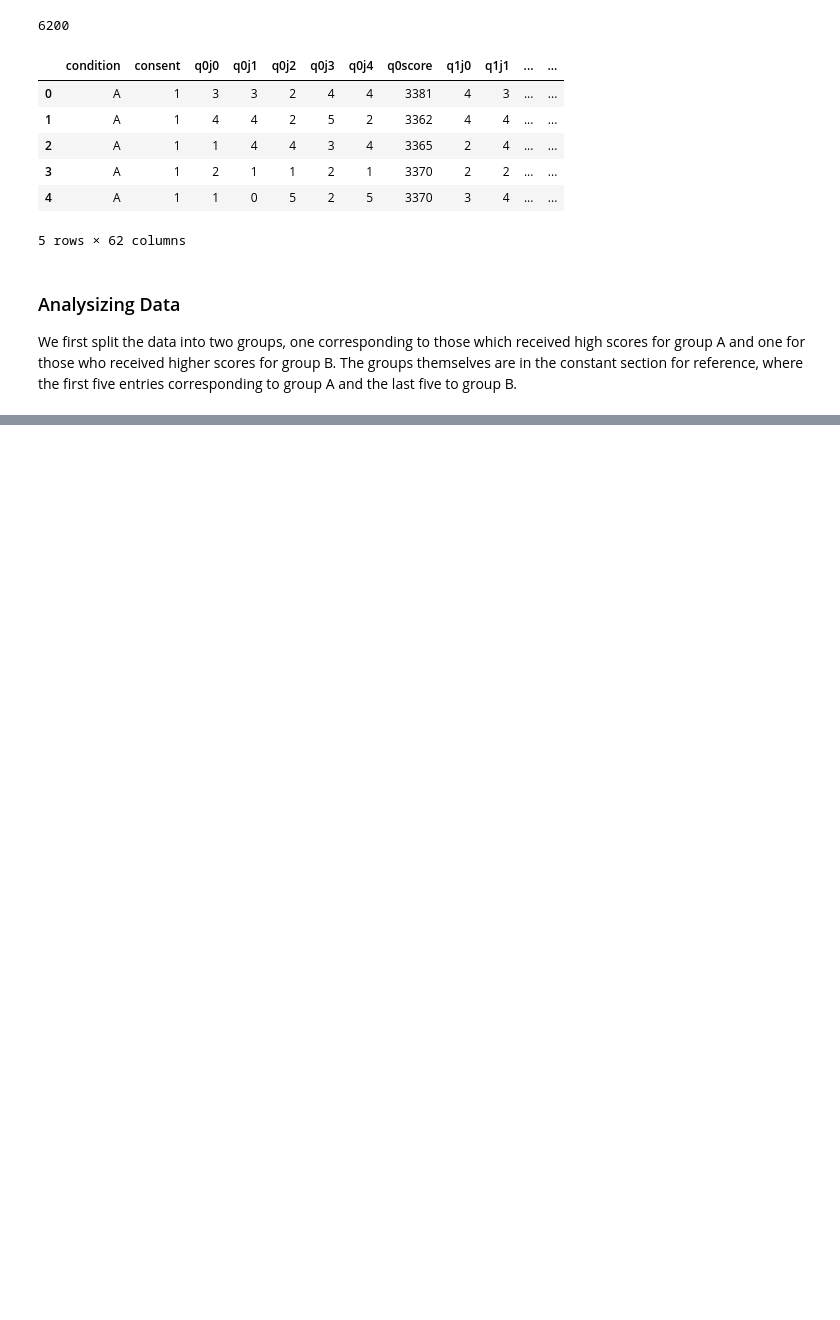
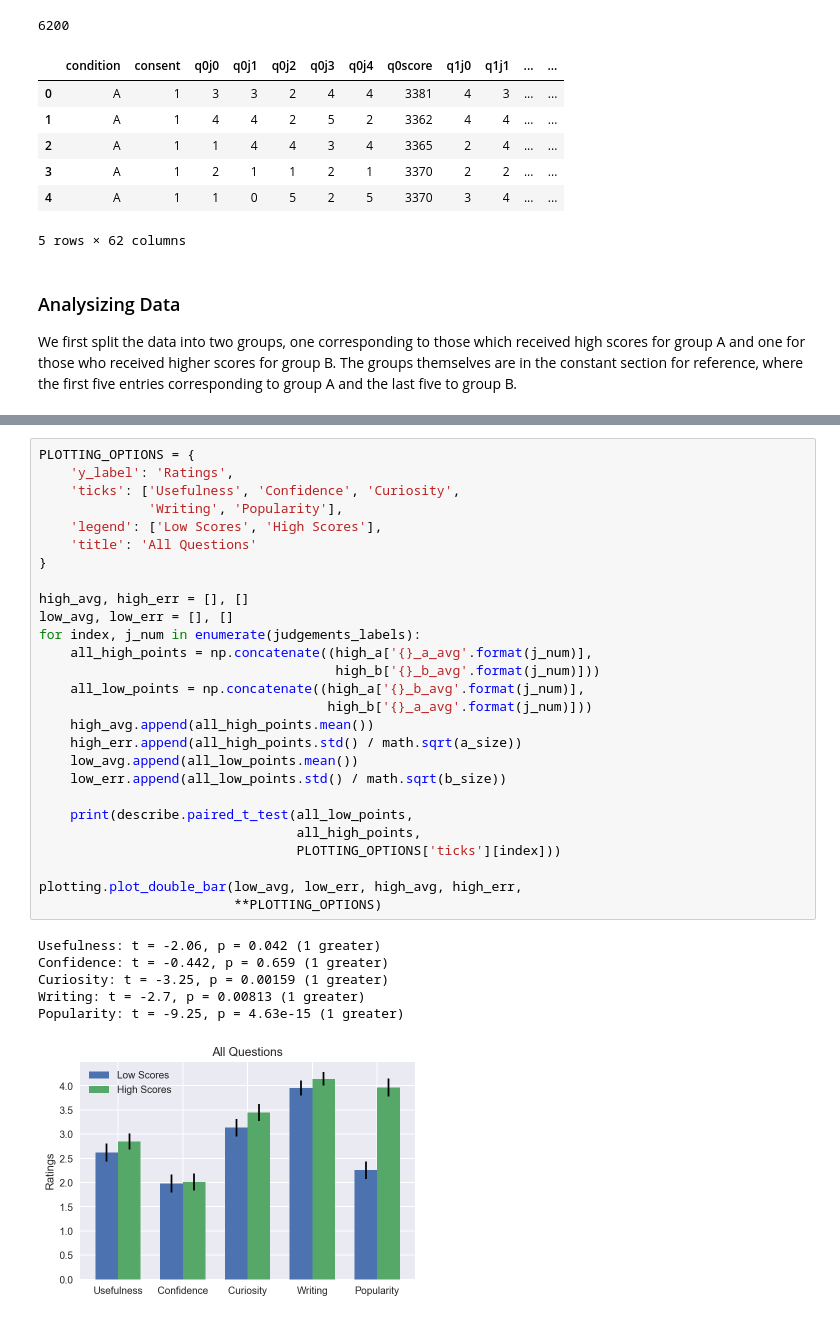
Before and after one commit to hermish/concepts-research, a Jupyter notebook: analysis/cogsci-paper/1-question-survey.ipynb, the cells around one changed output, grey strips where cells are left out. Saved outputs shown, nothing was run; the diff lists cells and outputs as text; blank space fills up the shorter version.

Commit message:
Complete naive analysis for first experiment; Do a paired t-test for both

```diff
--- a/analysis/cogsci-paper/1-question-survey.ipynb
+++ b/analysis/cogsci-paper/1-question-survey.ipynb
@@ -92,0 +183,34 @@ a_size, b_size
+# %%
+PLOTTING_OPTIONS = {
+    'y_label': 'Ratings',
+    'ticks': ['Usefulness', 'Confidence', 'Curiosity',
+              'Writing', 'Popularity'],
+    'legend': ['Low Scores', 'High Scores'],
+    'title': 'All Questions'
+}
+
+high_avg, high_err = [], []
+low_avg, low_err = [], []
+for index, j_num in enumerate(judgements_labels):
+    all_high_points = np.concatenate((high_a['{}_a_avg'.format(j_num)],
+                                      high_b['{}_b_avg'.format(j_num)]))
+    all_low_points = np.concatenate((high_a['{}_b_avg'.format(j_num)],
+                                     high_b['{}_a_avg'.format(j_num)]))
+    high_avg.append(all_high_points.mean())
+    high_err.append(all_high_points.std() / math.sqrt(a_size))
+    low_avg.append(all_low_points.mean())
+    low_err.append(all_low_points.std() / math.sqrt(b_size))
+
+    print(describe.paired_t_test(all_low_points,
+                                 all_high_points,
+                                 PLOTTING_OPTIONS['ticks'][index]))
+
+plotting.plot_double_bar(low_avg, low_err, high_avg, high_err,
+                         **PLOTTING_OPTIONS)
+# %% [output]
+Usefulness: t = -2.06, p = 0.042 (1 greater)
+Confidence: t = -0.442, p = 0.659 (1 greater)
+Curiosity: t = -3.25, p = 0.00159 (1 greater)
+Writing: t = -2.7, p = 0.00813 (1 greater)
+Popularity: t = -9.25, p = 4.63e-15 (1 greater)
+[figure, added]
```
Also changed, not shown: parts of 9 cells of this notebook, 3 other files.
